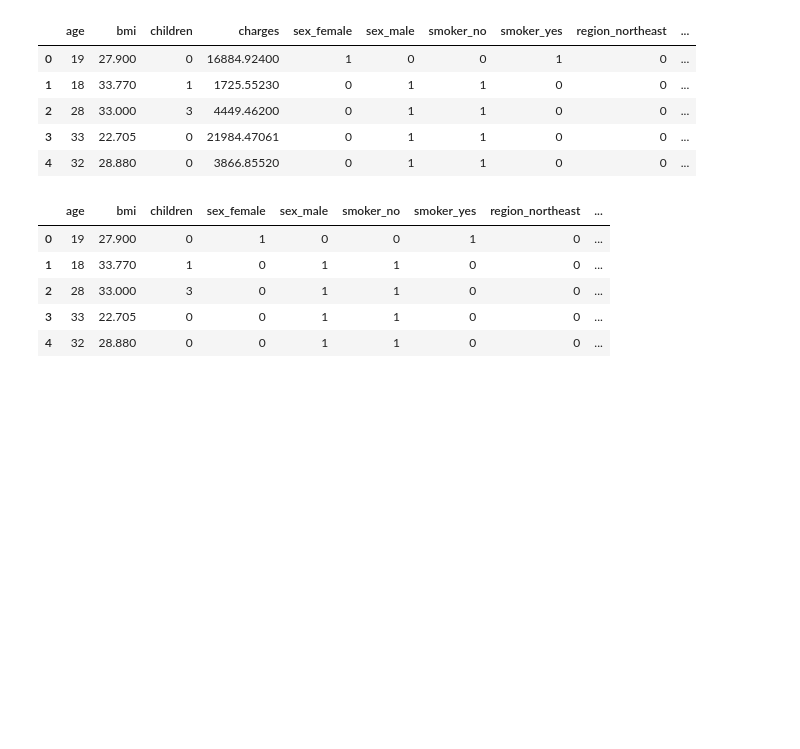
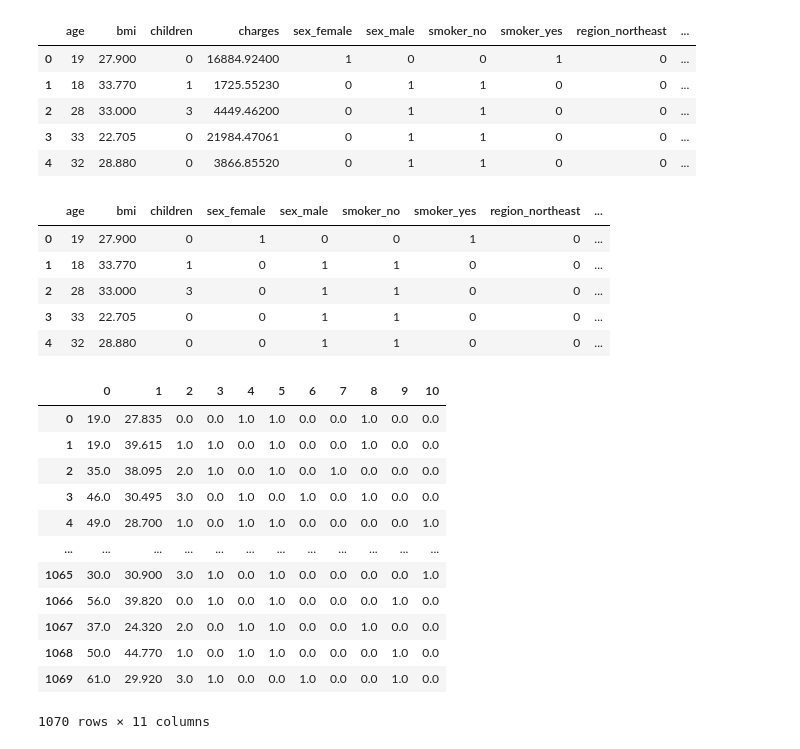
Before and after one commit to nika-va/practice, a Jupyter notebook: 1_neural_network_regression.ipynb, the cells around one changed output. Drawn from its saved outputs; the diff is of its cells as text; code cells hidden in the pictures; blank space fills up the shorter version.

```diff
--- a/1_neural_network_regression.ipynb
+++ b/1_neural_network_regression.ipynb
@@ -519,3 +519,29 @@ x.head()
 | 2 | 28 | 33.000 | 3 | 0 | 1 | 1 | 0 | 0 | ... |
 | 3 | 33 | 22.705 | 0 | 0 | 1 | 1 | 0 | 0 | ... |
 | 4 | 32 | 28.880 | 0 | 0 | 1 | 1 | 0 | 0 | ... |
+# %%
+# Another way to do this:
+# percent_data = round(len(x)*0.8)
+# x_train = x[:percent_data]
+# x_test = x[percent_data:]
+# y_train = y[:percent_data]
+# y_test = y[percent_data:]
+# x_train.sample(frac=1)
+from sklearn.model_selection import train_test_split
+x_train, x_test, y_train, y_test = train_test_split(x, y, test_size=0.2, random_state=42)
+x_train = pd.DataFrame(tf.random.shuffle(x_train))
+x_train
+# %% [output]
+|  | 0 | 1 | 2 | 3 | 4 | 5 | 6 | 7 | 8 | 9 | 10 |
+| 0 | 19.0 | 27.835 | 0.0 | 0.0 | 1.0 | 1.0 | 0.0 | 0.0 | 1.0 | 0.0 | 0.0 |
+| 1 | 19.0 | 39.615 | 1.0 | 1.0 | 0.0 | 1.0 | 0.0 | 0.0 | 1.0 | 0.0 | 0.0 |
+| 2 | 35.0 | 38.095 | 2.0 | 1.0 | 0.0 | 1.0 | 0.0 | 1.0 | 0.0 | 0.0 | 0.0 |
+| 3 | 46.0 | 30.495 | 3.0 | 0.0 | 1.0 | 0.0 | 1.0 | 0.0 | 1.0 | 0.0 | 0.0 |
+| 4 | 49.0 | 28.700 | 1.0 | 0.0 | 1.0 | 1.0 | 0.0 | 0.0 | 0.0 | 0.0 | 1.0 |
+| ... | ... | ... | ... | ... | ... | ... | ... | ... | ... | ... | ... |
+| 1065 | 30.0 | 30.900 | 3.0 | 1.0 | 0.0 | 1.0 | 0.0 | 0.0 | 0.0 | 0.0 | 1.0 |
+| 1066 | 56.0 | 39.820 | 0.0 | 1.0 | 0.0 | 1.0 | 0.0 | 0.0 | 0.0 | 1.0 | 0.0 |
+| 1067 | 37.0 | 24.320 | 2.0 | 0.0 | 1.0 | 1.0 | 0.0 | 0.0 | 1.0 | 0.0 | 0.0 |
+| 1068 | 50.0 | 44.770 | 1.0 | 0.0 | 1.0 | 1.0 | 0.0 | 0.0 | 0.0 | 1.0 | 0.0 |
+| 1069 | 61.0 | 29.920 | 3.0 | 1.0 | 0.0 | 0.0 | 1.0 | 0.0 | 0.0 | 1.0 | 0.0 |
+1070 rows × 11 columns
```
Also changed, not shown: parts of 28 cells of this notebook.
